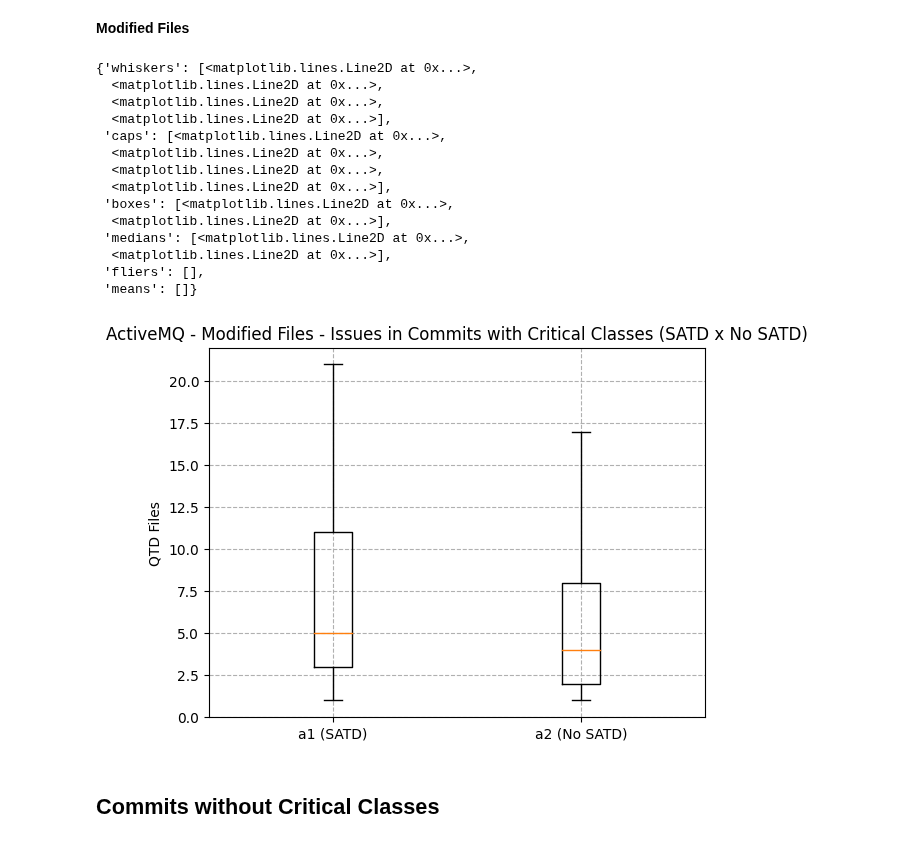
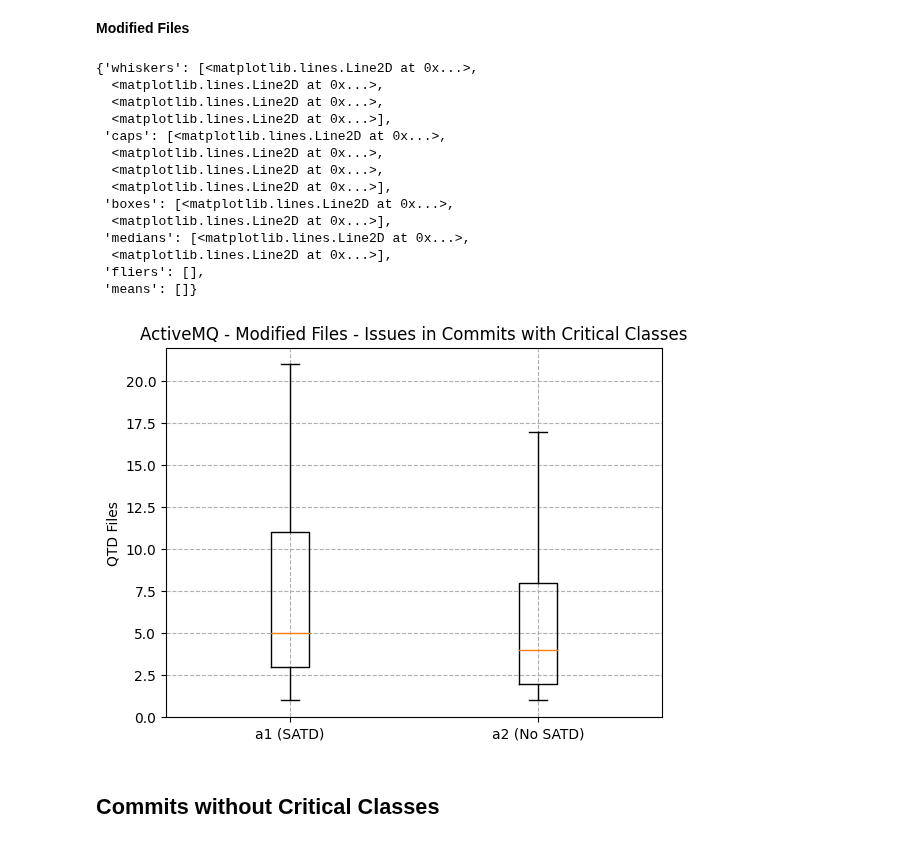
Before and after one commit to armandossrecife/my_validation3, a Jupyter notebook: my_analysis_activemq.ipynb, the cells around one changed output. Saved outputs shown, nothing was run; the diff lists cells and outputs as text; code cells hidden in the pictures.

```diff
--- a/my_analysis_activemq.ipynb
+++ b/my_analysis_activemq.ipynb
@@ -1782,24 +1857,24 @@ ax1.boxplot(x=data_issues_commits_cc_lines, showfliers=False)
 # %%
 data_issues_commits_cc_files = df_issues_in_commits_with_critical_classes_with_satd.files, df_issues_in_commits_with_critical_classes_no_satd.files
 fig1, ax1 = pyplot.subplots()
-ax1.set_title('ActiveMQ - Modified Files - Issues in Commits with Critical Classes (SATD x No SATD)')
+ax1.set_title('ActiveMQ - Modified Files - Issues in Commits with Critical Classes')
 ax1.set_xticklabels(['a1 (SATD)', 'a2 (No SATD)'])
 ax1.set_ylabel('QTD Files')
 ax1.grid(linestyle='--')
 ax1.boxplot(x=data_issues_commits_cc_files, showfliers=False)
 # %% [output]
 {'whiskers': [<matplotlib.lines.Line2D at 0x...>,
   <matplotlib.lines.Line2D at 0x...>,
   <matplotlib.lines.Line2D at 0x...>,
   <matplotlib.lines.Line2D at 0x...>],
  'caps': [<matplotlib.lines.Line2D at 0x...>,
   <matplotlib.lines.Line2D at 0x...>,
   <matplotlib.lines.Line2D at 0x...>,
   <matplotlib.lines.Line2D at 0x...>],
  'boxes': [<matplotlib.lines.Line2D at 0x...>,
   <matplotlib.lines.Line2D at 0x...>],
  'medians': [<matplotlib.lines.Line2D at 0x...>,
   <matplotlib.lines.Line2D at 0x...>],
  'fliers': [],
  'means': []}
-[figure, old version]
+[figure, new version]
```
Also changed, not shown: parts of 36 cells of this notebook.
